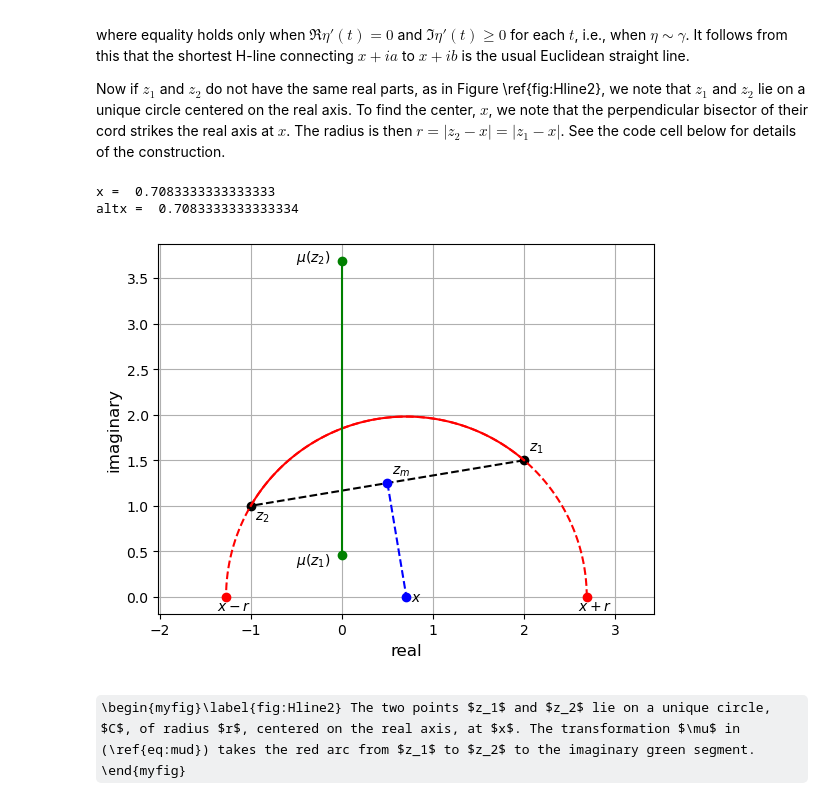
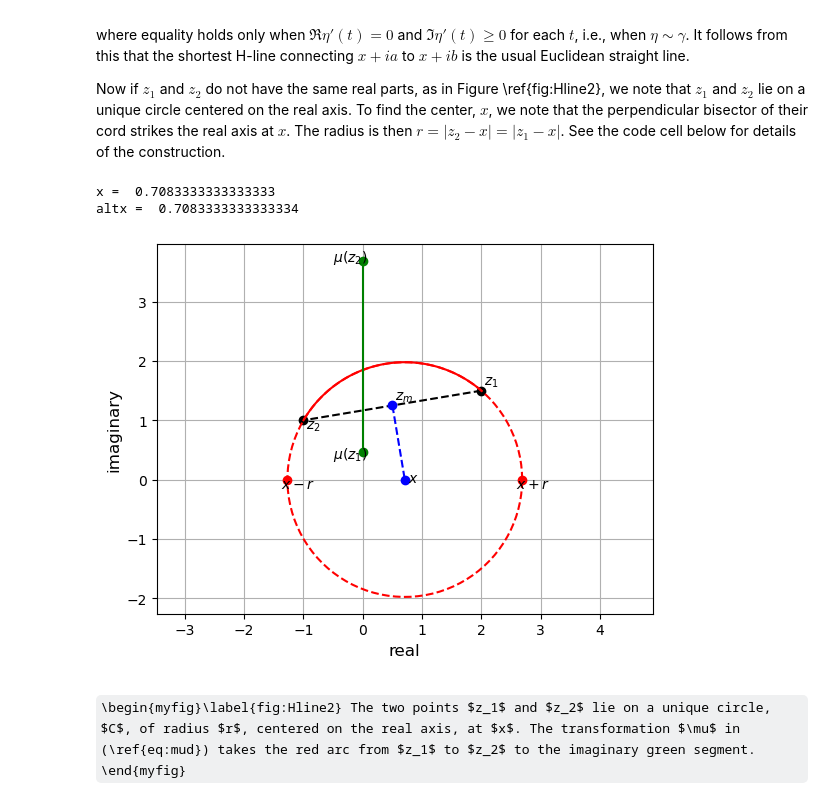
Before and after one commit to steve-cox-LA/JLA, a Jupyter notebook: TransPlane/1.8 The Hyperbolic Plane.ipynb, the cells around one changed output. Drawn from its saved outputs; the diff is of its cells as text; code cells hidden in the pictures; some formulas as TeX source.

```diff
--- a/TransPlane/1.8 The Hyperbolic Plane.ipynb
+++ b/TransPlane/1.8 The Hyperbolic Plane.ipynb
@@ -189,35 +235,35 @@ altx = (abs(z1)**2-abs(z2)**2)/(2*(z1.real-z2.real))
 print('altx = ', altx)
 plt.text(x.real+.05, x.imag-.05, '$x$')
 r = abs(z2-x)  # radius
 plt.plot([zm.real, x], [zm.imag, 0], 'bo--')
-t = np.linspace(0, np.pi, 100)  # arc angle
+t = np.linspace(0, 2*np.pi, 100)  # arc angle
 gamma = x + r*np.cos(t) + 1j*r*np.sin(t)
 plt.plot(gamma.real, gamma.imag, 'r--')
 plt.plot(x+r,0,'ro')
 plt.plot(x-r,0,'ro')
 plt.text(x+r-.1, -.15, '$x+r$')
 plt.text(x-r-.1, -.15, '$x-r$')
 
 # now map arc from z1 to z2 using mu
 t1 = np.angle(z1-x)
 t2 = np.angle(z2-x)
 t = np.linspace(t1, t2, 100)  # arc angle
 gamma = x + r*np.cos(t) + 1j*r*np.sin(t)
 plt.plot(gamma.real, gamma.imag, 'r')
 y1 = np.sin(t1)/(1+np.cos(t1))
 y2 = np.sin(t2)/(1+np.cos(t2))
 plt.plot([0, 0], [y1, y2], 'go-')
 plt.text(-.5,y1-.1,'$\mu(z_1)$')
 plt.text(-.5,y2,'$\mu(z_2)$')
 
 plt.axis('equal')
 plt.grid('on')
 plt.xlabel('real', fontsize=12)
 plt.ylabel('imaginary', fontsize=12);
 # %% [output]
 x =  0.7083333333333333
 altx =  0.7083333333333334
-[figure, old version]
+[figure, new version]
 # %% [markdown]
 \begin{myfig}\label{fig:Hline2} The two points $z_1$ and $z_2$ lie on a unique circle, $C$, of radius $r$, centered on the real axis, at $x$. The transformation $\mu$ in (\ref{eq:mud}) takes the red arc from $z_1$ to $z_2$ to the imaginary green segment. \end{myfig}
 # %% [markdown]
```
Also changed, not shown: parts of 5 cells of this notebook.
